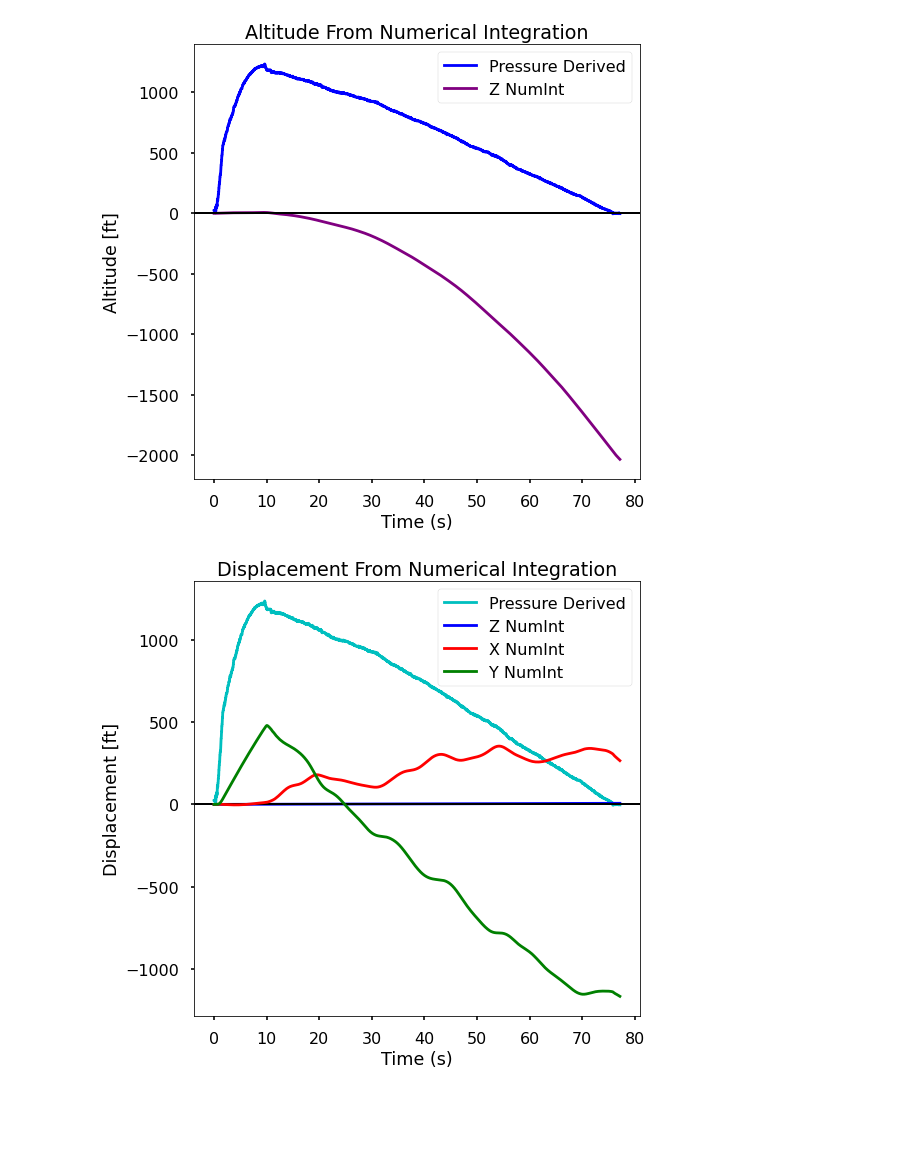
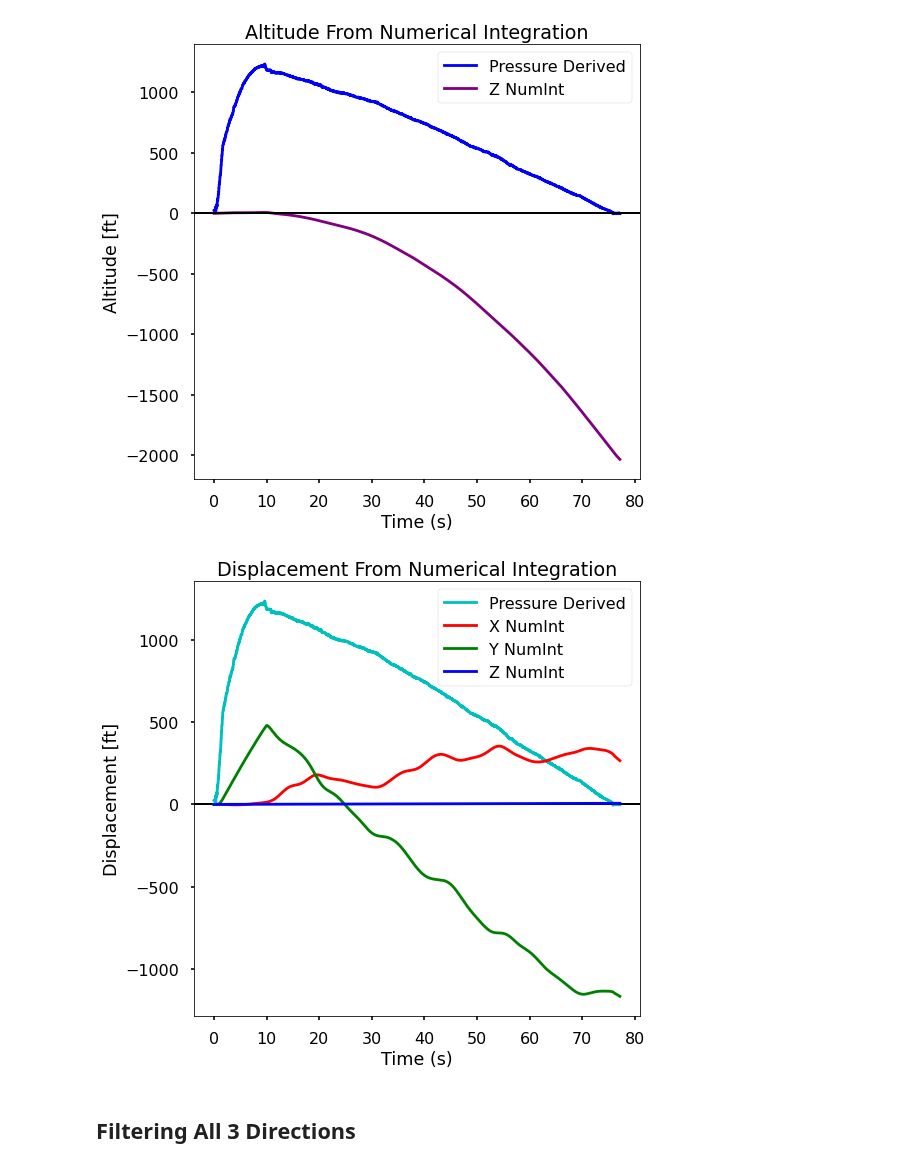
Before and after one commit to VADL-2022/IMU_VV, a Jupyter notebook: 03_Path_Recon/Subscale2_FFT.ipynb, the cells around one changed output. Saved outputs shown, nothing was run; the diff lists cells and outputs as text; code cells hidden in the pictures; blank space fills up the shorter version.

```diff
--- a/03_Path_Recon/Subscale2_FFT.ipynb
+++ b/03_Path_Recon/Subscale2_FFT.ipynb
@@ -261,7 +265,7 @@ plt.show()
 # %% [output]
 [figure]
 # %%
-def plot_displacement(tdata, accel_xyz, bool_3D=False):
+def plot_displacement(tdata, accel_xyz, axes=["X", "Y", "Z"], pressure=True):
     v_vec, x_vec = hf.numerical_int(accel_xyz, tdata)
 
     vx_vn, vy_vn, vz_vn = v_vec[0], v_vec[1], v_vec[2]
@@ -270,25 +274,28 @@ def plot_displacement(tdata, accel_xyz, bool_3D=False):
     fig1 = plt.figure(1, figsize=(8,8))
     # Just the Displacement:
     ax = plt.subplot(111)
-    l1 = ax.plot(tdata, altitude_NASA_pres, color='c', label='Pressure Derived')
-    l4 = ax.plot(tdata, z_vn, color='b', label='Z NumInt')
+    if pressure:
+        l1 = ax.plot(tdata, altitude_NASA_pres, color='c', label='Pressure Derived')
     l5 = plt.axhline(y=0, color='black', linewidth=2)
-    if bool_3D is True:
+
+    my_axes = "".join(axes).upper()
+    if "X" in my_axes:
         l4 = ax.plot(tdata, x_vn, color='r', label='X NumInt')
+    if "Y" in my_axes:
         l4 = ax.plot(tdata, y_vn, color='g', label='Y NumInt')
-        ax.set_title("Displacement From Numerical Integration")
-        ax.set_xlabel('Time (s)')
-        ax.set_ylabel("Displacement [ft]")
-    else:
-        ax.set_title("Altitude From Numerical Integration")
-        ax.set_xlabel('Time (s)')
-        ax.set_ylabel("Altitude [ft]")
+    if "Z" in my_axes:
+        l4 = ax.plot(tdata, z_vn, color='b', label='Z NumInt')
+    ax.set_title("Displacement From Numerical Integration")
+    ax.set_xlabel('Time (s)')
+    ax.set_ylabel("Displacement [ft]")
     ax.legend()
     plt.show()
 # %%
 # Sciy Filtered Numerical Integration
 accel_xyz = [ax_vn, ay_vn, bw_1_15]
 
-plot_displacement(tdata, accel_xyz, bool_3D=True)
+plot_displacement(tdata, accel_xyz)
 # %% [output]
-[figure, old version]
+[figure, new version]
+# %% [markdown]
+## Filtering All 3 Directions
```
Also changed, not shown: parts of 8 cells of this notebook, 1 other file.
